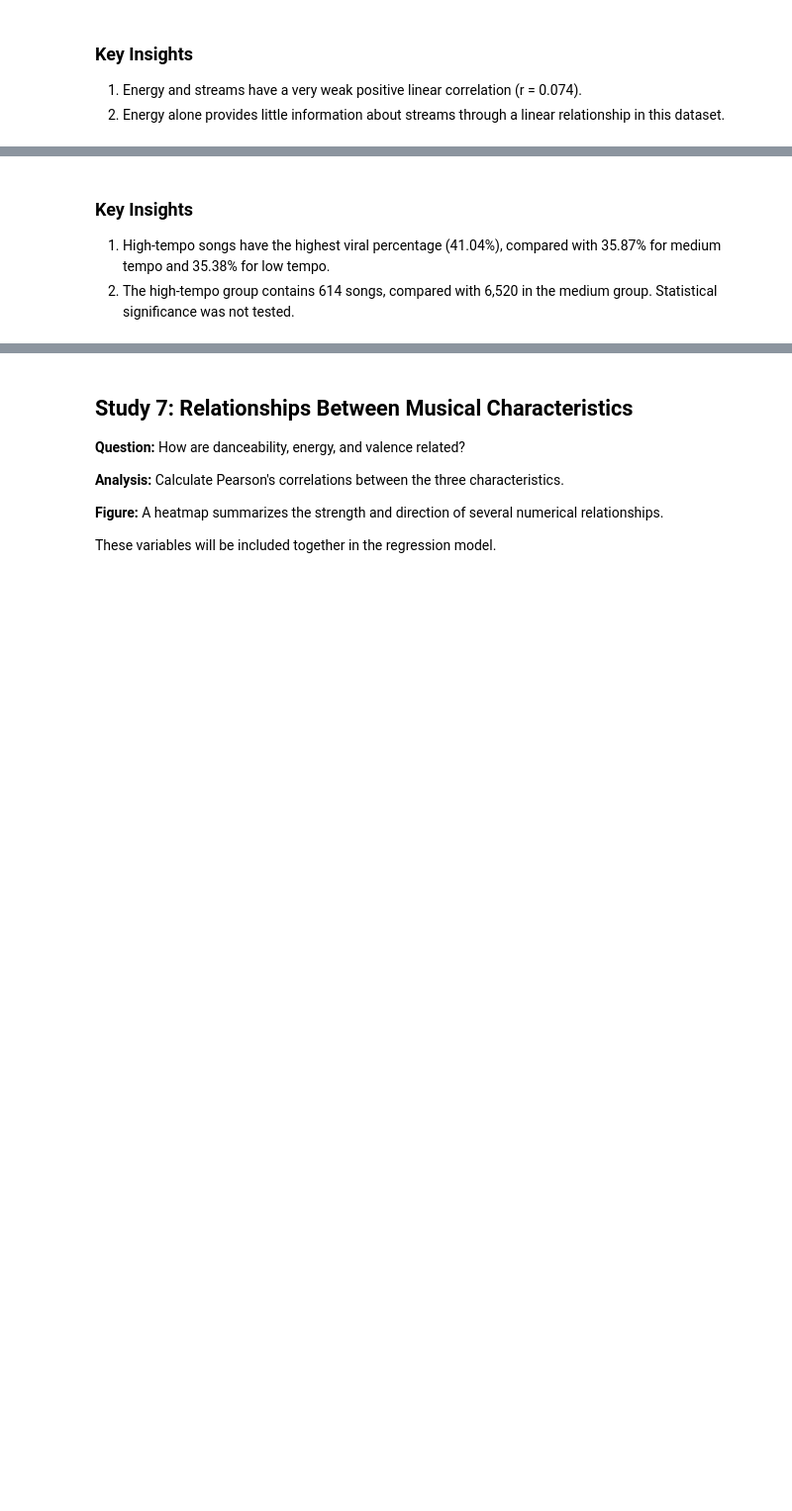
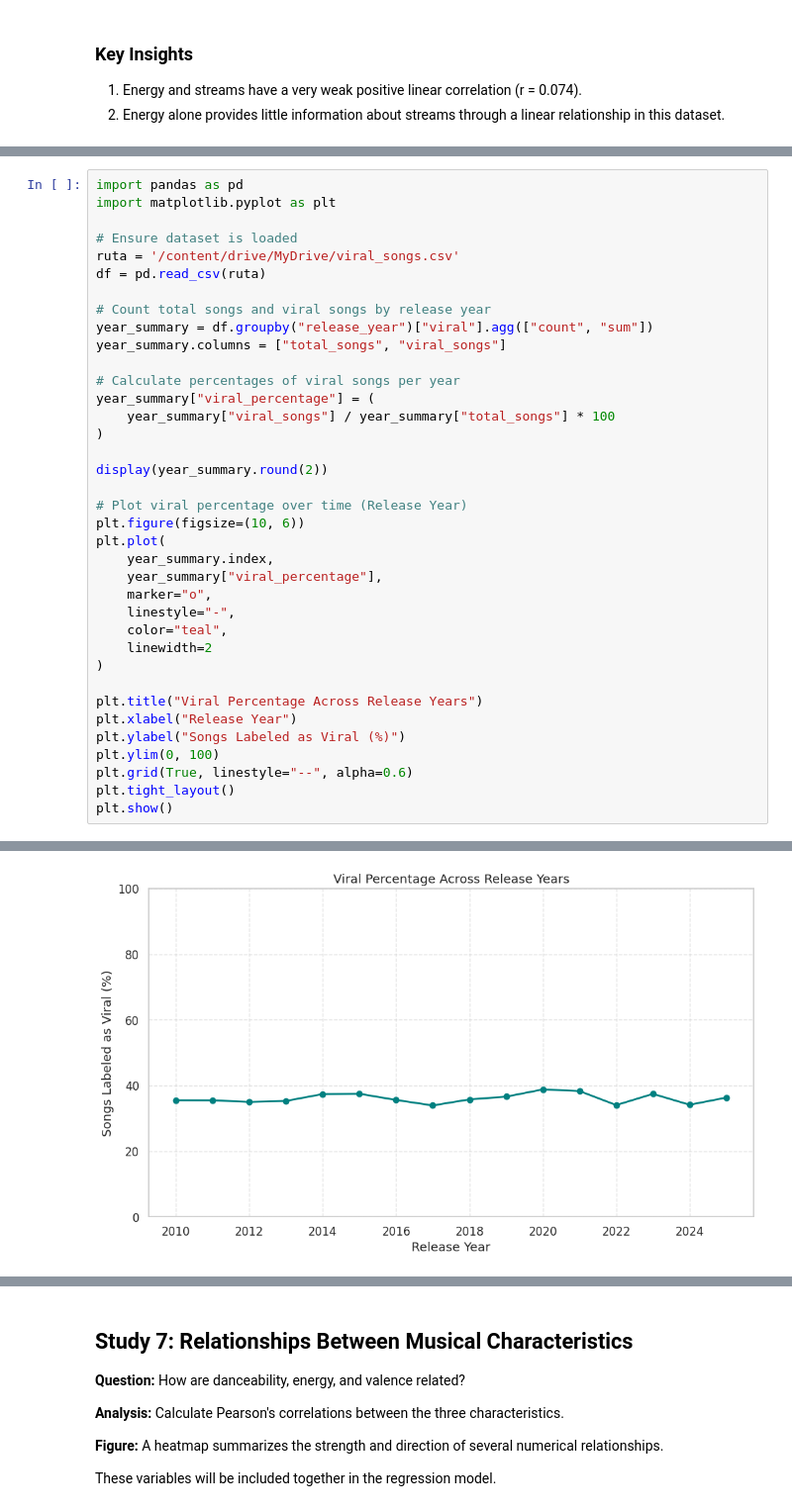
Before and after one commit to a01286849-glitch/damian-garza-kosikova-A01286849, a Jupyter notebook: A10final.ipynb, the cells around one changed output, grey strips where cells are left out. Shown at 99% size. Saved outputs shown, nothing was run; the diff lists cells and outputs as text; blank space fills up the shorter version.

```diff
--- a/A10final.ipynb
+++ b/A10final.ipynb
@@ -397,5 +338,38 @@ plt.show()
-# %% [markdown]
-### Key Insights
-
-1. High-tempo songs have the highest viral percentage (41.04%), compared with 35.87% for medium tempo and 35.38% for low tempo.
-2. The high-tempo group contains 614 songs, compared with 6,520 in the medium group. Statistical significance was not tested.
+# %%
+import pandas as pd
+import matplotlib.pyplot as plt
+
+# Ensure dataset is loaded
+ruta = '/content/drive/MyDrive/viral_songs.csv'
+df = pd.read_csv(ruta)
+
+# Count total songs and viral songs by release year
+year_summary = df.groupby("release_year")["viral"].agg(["count", "sum"])
+year_summary.columns = ["total_songs", "viral_songs"]
+
+# Calculate percentages of viral songs per year
+year_summary["viral_percentage"] = (
+    year_summary["viral_songs"] / year_summary["total_songs"] * 100
+)
+
+display(year_summary.round(2))
+
+# Plot viral percentage over time (Release Year)
+plt.figure(figsize=(10, 6))
+plt.plot(
+    year_summary.index,
+    year_summary["viral_percentage"],
+    marker="o",
+    linestyle="-",
+    color="teal",
+    linewidth=2
+)
+
+plt.title("Viral Percentage Across Release Years")
+plt.xlabel("Release Year")
+plt.ylabel("Songs Labeled as Viral (%)")
+plt.ylim(0, 100)
+plt.grid(True, linestyle="--", alpha=0.6)
+plt.tight_layout()
+plt.show()
+# %% [output]
@@ -401,0 +394 @@ plt.show()
+[figure, added]
```
Also changed, not shown: parts of 9 cells of this notebook.
